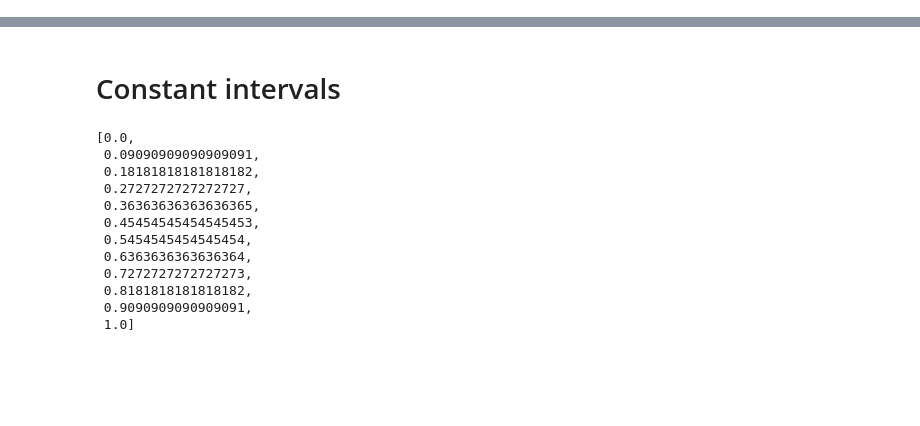
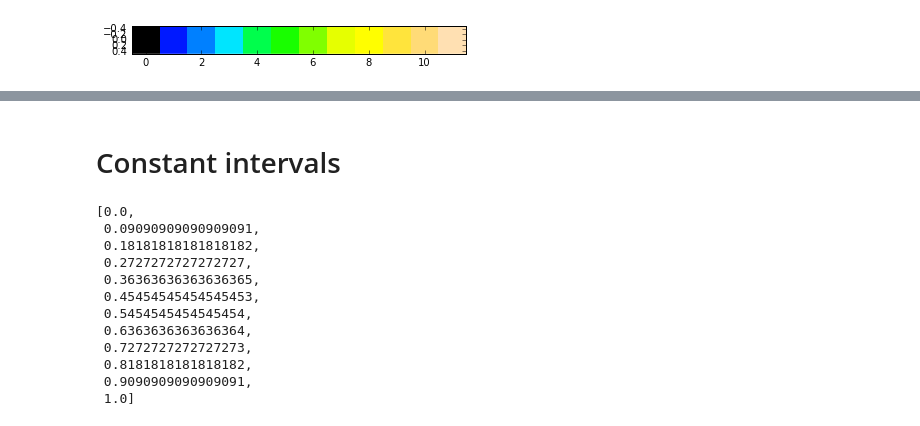
Before and after one commit to gflow/GFlow, a Jupyter notebook: Notebooks/Color_Scheme_Gallery.ipynb, the cells around one changed output, grey strips where cells are left out. Saved outputs shown, nothing was run; the diff lists cells and outputs as text; code cells hidden in the pictures; blank space fills up the shorter version.

```diff
--- a/Notebooks/Color_Scheme_Gallery.ipynb
+++ b/Notebooks/Color_Scheme_Gallery.ipynb
@@ -14,6 +14,12 @@ palette = [
     "#ffe53c", "#ffdb77", "#ffe0b2",
 ]
 n = len(palette)
+# %%
+cmap = mc.ListedColormap(palette, 'indexed')
+im = plt.imshow([range(n)], interpolation='none', cmap=cmap)
+plt.show()
+# %% [output]
+[figure, added]
 # %%
 class Raster(np.ndarray):
     def __new__(cls, input_array, cellsize, xllcorner, yllcorner):
```
Also changed, not shown: parts of 17 cells of this notebook.
